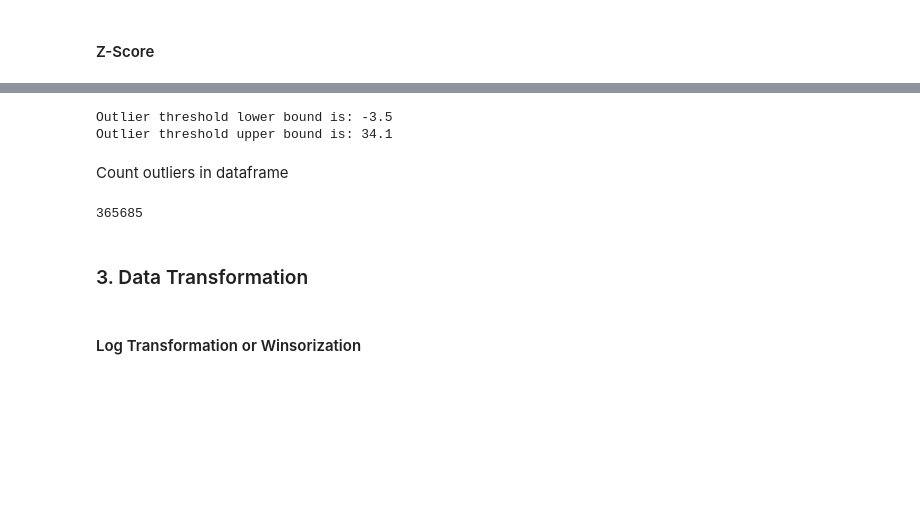
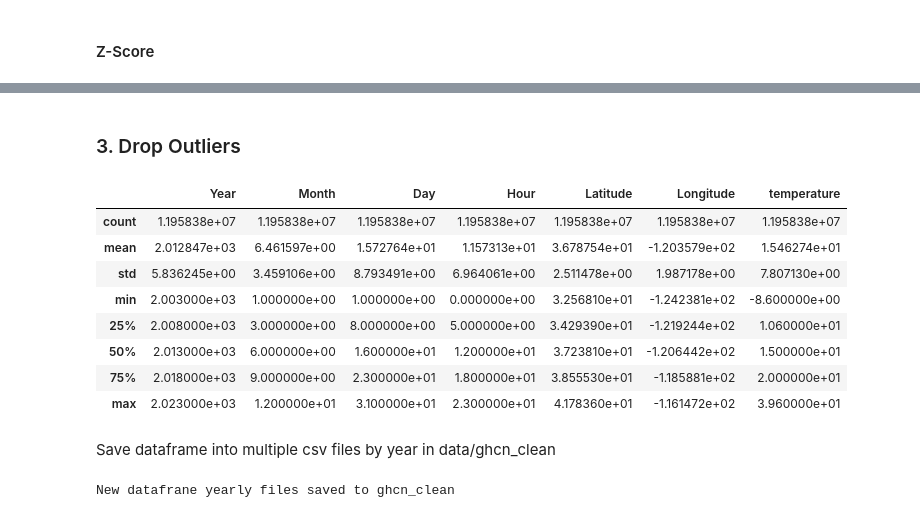
Before and after one commit to lizbethkr/PHIT-Project-1, a Jupyter notebook: notebooks/data_preprocessing.ipynb, the cells around one changed output, grey strips where cells are left out. Cells and saved outputs as stored; diff of their text form; code cells hidden in the pictures; blank space fills up the shorter version.

```diff
--- a/notebooks/data_preprocessing.ipynb
+++ b/notebooks/data_preprocessing.ipynb
@@ -375,19 +367,40 @@ Calculate Outlier Thresholds
-# %%
-lower = (quartile_1 - 1.5*IQR).round(1)
-upper = quartile_3 + 1.5*IQR
-
-print(f'Outlier threshold lower bound is: {lower}\nOutlier threshold upper bound is: {upper}')
-# %% [output]
-Outlier threshold lower bound is: -3.5
-Outlier threshold upper bound is: 34.1
-# %% [markdown]
-Count outliers in dataframe
-# %%
-outliers = CA_interpolated_df[(CA_interpolated_df['temperature'] < lower) | (CA_interpolated_df['temperature'] > upper)]
-outliers.shape[0]
-# %% [output]
-365685
 # %% [markdown]
-### 3. Data Transformation
+### 3. Drop Outliers
-# %% [markdown]
-#### Log Transformation or Winsorization
+# %%
+z_stations_cleaned = z_stations[~((z_stations['Z_score'] < -z_thresh) | (z_stations['Z_score'] > z_thresh))]
+
+# Drop the Z_score column as it's no longer needed
+z_stations_cleaned = z_stations_cleaned.drop(columns=['Z_score'])
+
+# The z_stations_cleaned dataframe now contains the data without the outliers
+z_stations_cleaned.describe()
+# %% [output]
+|  | Year | Month | Day | Hour | Latitude | Longitude | temperature |
+| count | 1.195838e+07 | 1.195838e+07 | 1.195838e+07 | 1.195838e+07 | 1.195838e+07 | 1.195838e+07 | 1.195838e+07 |
+| mean | 2.012847e+03 | 6.461597e+00 | 1.572764e+01 | 1.157313e+01 | 3.678754e+01 | -1.203579e+02 | 1.546274e+01 |
+| std | 5.836245e+00 | 3.459106e+00 | 8.793491e+00 | 6.964061e+00 | 2.511478e+00 | 1.987178e+00 | 7.807130e+00 |
+| min | 2.003000e+03 | 1.000000e+00 | 1.000000e+00 | 0.000000e+00 | 3.256810e+01 | -1.242381e+02 | -8.600000e+00 |
+| 25% | 2.008000e+03 | 3.000000e+00 | 8.000000e+00 | 5.000000e+00 | 3.429390e+01 | -1.219244e+02 | 1.060000e+01 |
+| 50% | 2.013000e+03 | 6.000000e+00 | 1.600000e+01 | 1.200000e+01 | 3.723810e+01 | -1.206442e+02 | 1.500000e+01 |
+| 75% | 2.018000e+03 | 9.000000e+00 | 2.300000e+01 | 1.800000e+01 | 3.855530e+01 | -1.185881e+02 | 2.000000e+01 |
+| max | 2.023000e+03 | 1.200000e+01 | 3.100000e+01 | 2.300000e+01 | 4.178360e+01 | -1.161472e+02 | 3.960000e+01 |
+# %% [markdown]
+Save dataframe into multiple csv files by year in data/ghcn_clean
+# %%
+dest_folder = '../data/ghcn_clean'
+os.makedirs(dest_folder, exist_ok=True)
+
+# get each unique year in dataframe
+years = z_stations_cleaned['Year'].unique()
+# rename 'temperature' column to 'Temperature' to keep column names consistent
+z_stations_cleaned = z_stations_cleaned.rename(columns={'temperature': 'Temperature'})
+
+
+for year in years:
+    yearly_data = z_stations_cleaned[z_stations_cleaned['Year'] == year]
+    output_file = os.path.join(dest_folder, f'CA_{year}_clean.csv')
+    yearly_data.to_csv(output_file, index=False)
+
+print('New datafrane yearly files saved to ghcn_clean')
+# %% [output]
+New datafrane yearly files saved to ghcn_clean
```
Also changed, not shown: parts of 12 cells of this notebook, 31 other files.
